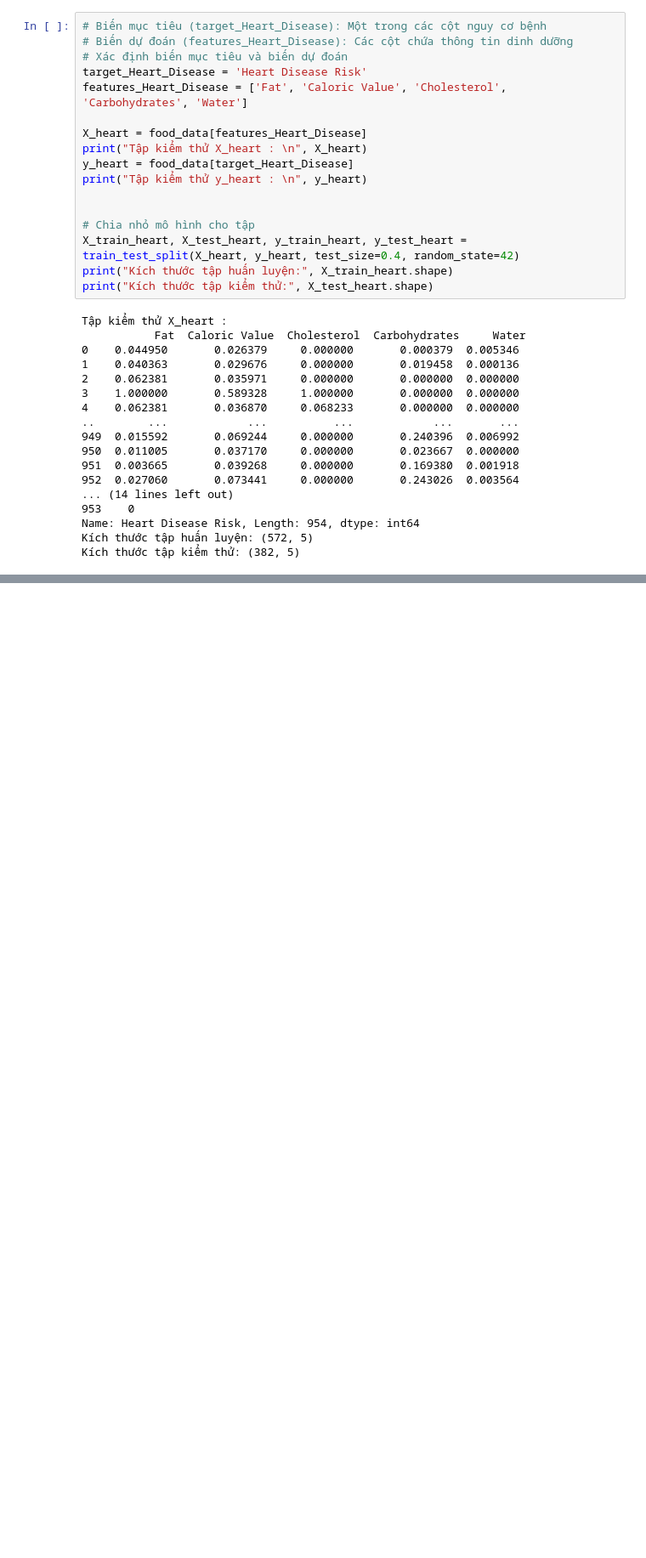
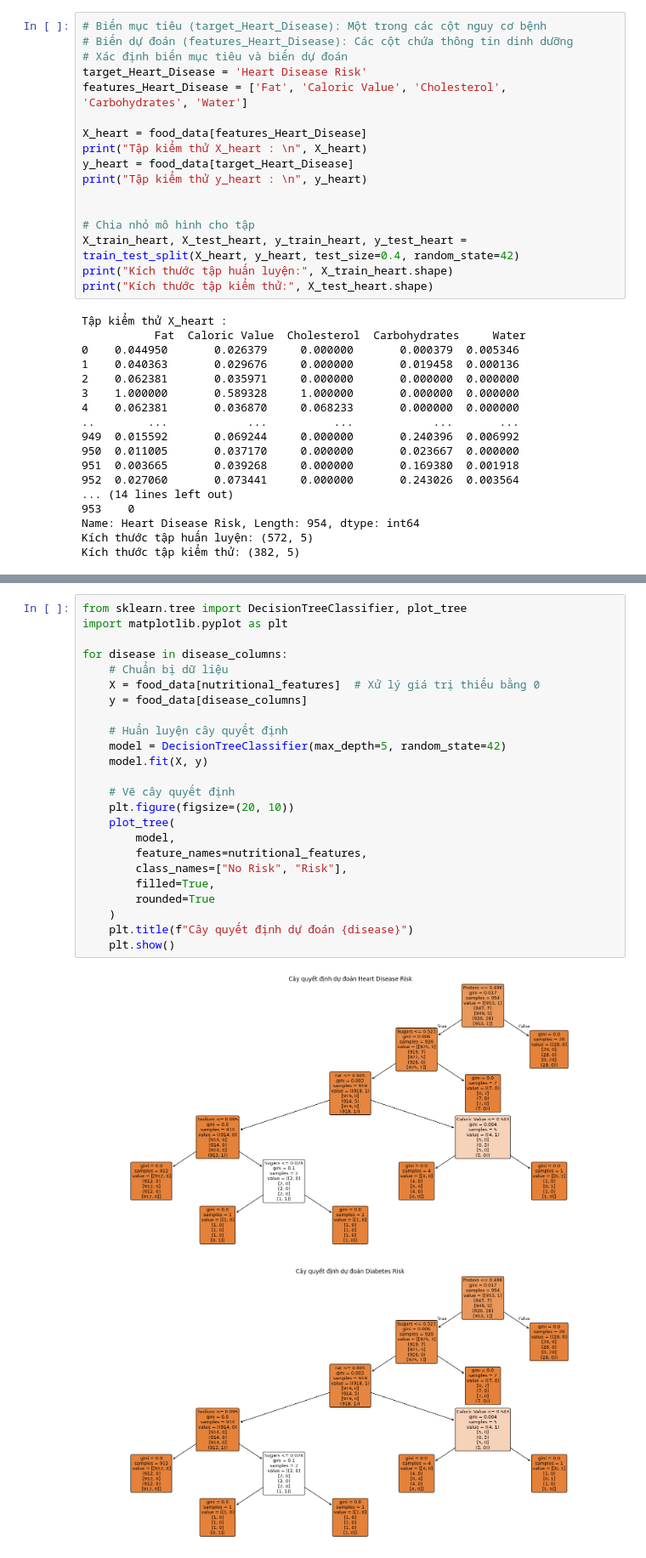
Before and after one commit to vzmihhthn/food-analysis, a Jupyter notebook: data.ipynb, the cells around one changed output, grey strips where cells are left out. Shown at 85% size. Drawn from its saved outputs; the diff is of its cells as text; blank space fills up the shorter version.

```diff
--- a/data.ipynb
+++ b/data.ipynb
@@ -349,0 +296,27 @@ plt.show()
+# %%
+from sklearn.tree import DecisionTreeClassifier, plot_tree
+import matplotlib.pyplot as plt
+
+for disease in disease_columns:
+    # Chuẩn bị dữ liệu
+    X = food_data[nutritional_features]  # Xử lý giá trị thiếu bằng 0
+    y = food_data[disease_columns]
+
+    # Huấn luyện cây quyết định
+    model = DecisionTreeClassifier(max_depth=5, random_state=42)
+    model.fit(X, y)
+
+    # Vẽ cây quyết định
+    plt.figure(figsize=(20, 10))
+    plot_tree(
+        model,
+        feature_names=nutritional_features,
+        class_names=["No Risk", "Risk"],
+        filled=True,
+        rounded=True
+    )
+    plt.title(f"Cây quyết định dự đoán {disease}")
+    plt.show()
+# %% [output]
+[figure, added]
+[figure, added]
```
Also changed, not shown: parts of 6 cells of this notebook, 2 other files.
